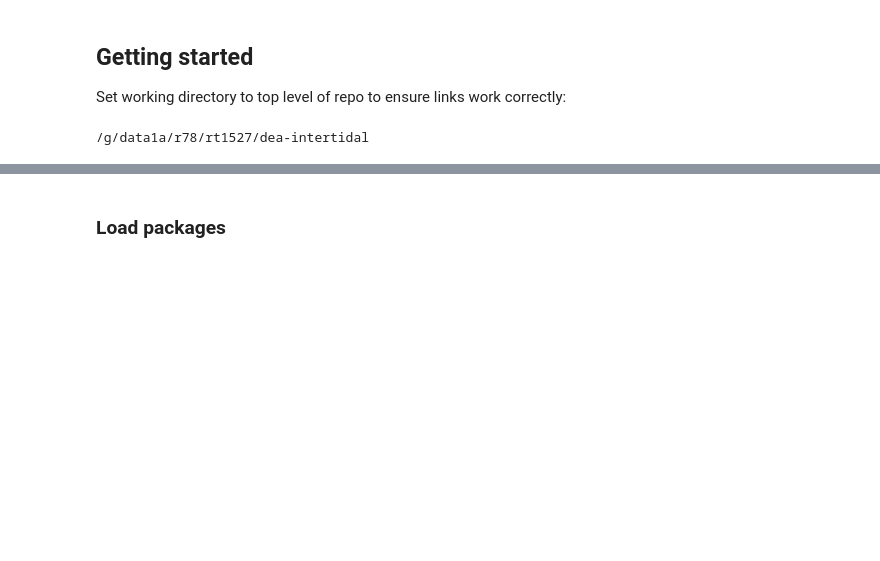
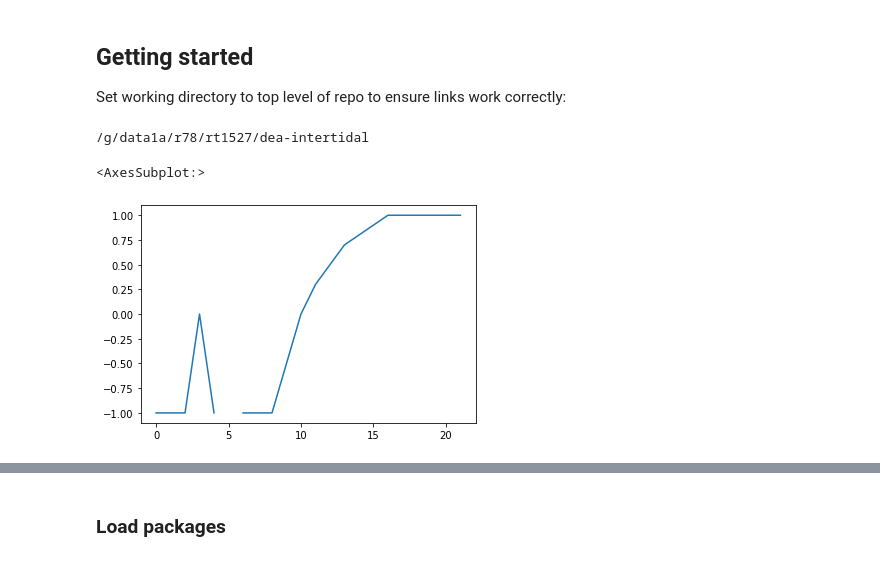
Before and after one commit to GeoscienceAustralia/dea-intertidal, a Jupyter notebook: notebooks/Pixel_based_dem.ipynb, the cells around one changed output, grey strips where cells are left out. Cells and saved outputs as stored; diff of their text form; code cells hidden in the pictures; blank space fills up the shorter version.

```diff
--- a/notebooks/Pixel_based_dem.ipynb
+++ b/notebooks/Pixel_based_dem.ipynb
@@ -11,3 +11,16 @@ pip install odc-geo --quiet
 pip install git+https://github.com/digitalearthafrica/deafrica-coastlines.git --quiet --ignore-requires-python
 # %%
 pip install pygeos
+# %%
+import numpy as np
+import pandas as pd
+
+from scipy.signal import peak_prominences, find_peaks, savgol_filter
+
+
+
+df = pd.Series([-1, -1, -1, 0, -1, np.nan, -1, -1, -1, -0.5, 0, 0.3, 0.5, 0.7, 0.8, 0.9, 1, 1, 1, 1, 1, 1])
+df.plot()
+# %% [output]
+<AxesSubplot:>
+[figure, added]
```
Also changed, not shown: parts of 4 cells of this notebook, 2 other files.
